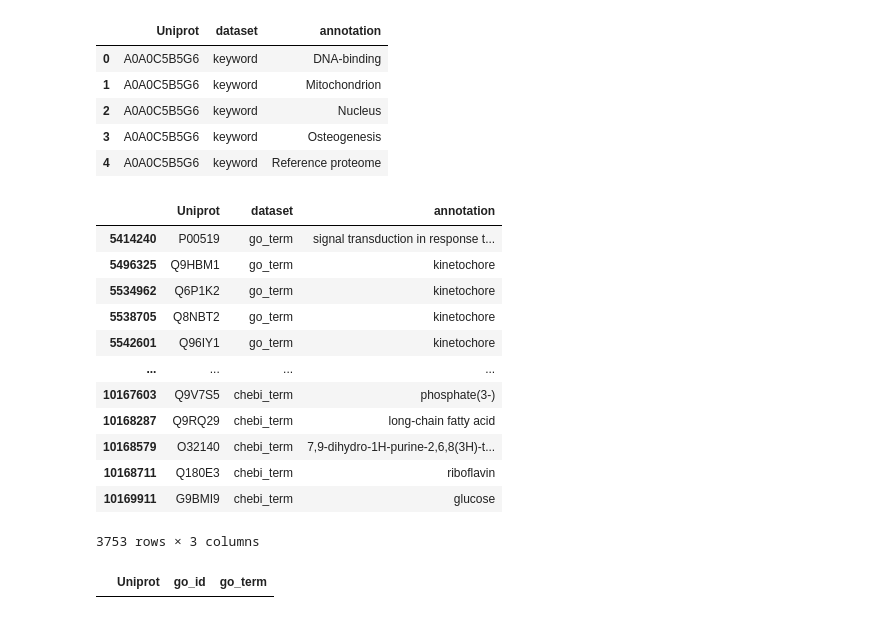
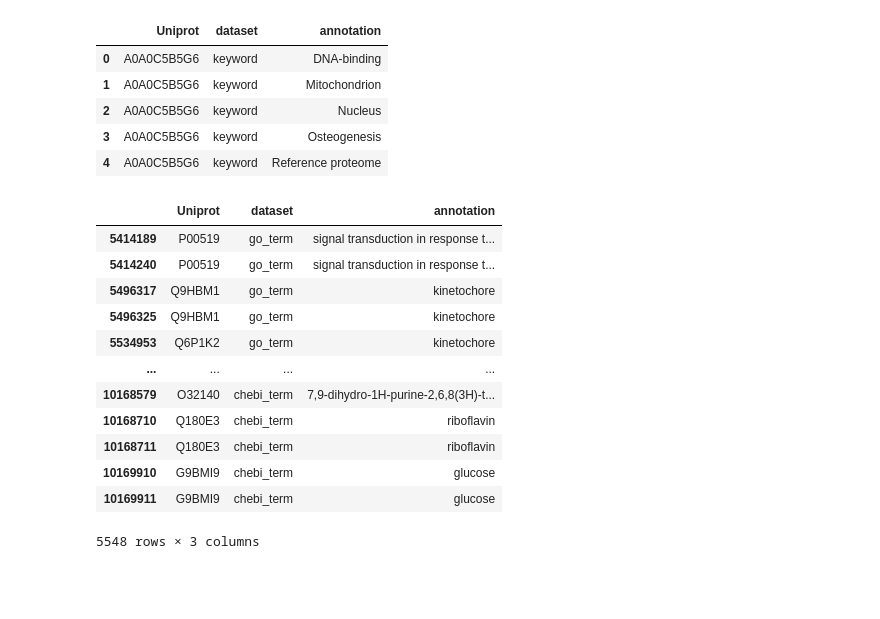
Before and after one commit to adenger/subpred4, a Jupyter notebook: notebooks/4_clustering.ipynb, the cells around one changed output. Cells and saved outputs as stored; diff of their text form; code cells hidden in the pictures; blank space fills up the shorter version.

Commit message:
fixed problem that caused some go terms not to be found

```diff
--- a/notebooks/4_clustering.ipynb
+++ b/notebooks/4_clustering.ipynb
@@ -114,6 +106,7 @@ df_go_uniprot_long.head()
 # %%
 # TODO TCDB classes
 df_tcdb_uniprot = get_tcdb_substrates(df_uniprot)
+df_tcdb_uniprot = df_tcdb_uniprot.assign(tcdb_class = df_tcdb_uniprot.tcdb_id.apply(lambda x: x[:3]))
 df_tcdb_uniprot.head()
 # %% [output]
 |  | Uniprot | tcdb_id | chebi_id | chebi_term |
@@ -190,25 +183,19 @@ df_annotations.head()
 | 2 | A0A0C5B5G6 | keyword | Nucleus |
 | 3 | A0A0C5B5G6 | keyword | Osteogenesis |
 | 4 | A0A0C5B5G6 | keyword | Reference proteome |
-# %%
-# TODO ??
-# implement function get_labels, that returns all labels for a go term
-df_annotations[df_annotations.duplicated()]
-# %% [output]
-|  | Uniprot | dataset | annotation |
-| 5414240 | P00519 | go_term | signal transduction in response t... |
-| 5496325 | Q9HBM1 | go_term | kinetochore |
-| 5534962 | Q6P1K2 | go_term | kinetochore |
-| 5538705 | Q8NBT2 | go_term | kinetochore |
-| 5542601 | Q96IY1 | go_term | kinetochore |
-| ... | ... | ... | ... |
-| 10167603 | Q9V7S5 | chebi_term | phosphate(3-) |
-| 10168287 | Q9RQ29 | chebi_term | long-chain fatty acid |
-| 10168579 | O32140 | chebi_term | 7,9-dihydro-1H-purine-2,6,8(3H)-t... |
-| 10168711 | Q180E3 | chebi_term | riboflavin |
-| 10169911 | G9BMI9 | chebi_term | glucose |
-3753 rows × 3 columns
-# %%
-df_go_uniprot[df_go_uniprot.go_term == ""]
-# %% [output]
-|  | Uniprot | go_id | go_term |
+# %%
+df_annotations[df_annotations.duplicated(keep=False)]
+# %% [output]
+|  | Uniprot | dataset | annotation |
+| 5414189 | P00519 | go_term | signal transduction in response t... |
+| 5414240 | P00519 | go_term | signal transduction in response t... |
+| 5496317 | Q9HBM1 | go_term | kinetochore |
+| 5496325 | Q9HBM1 | go_term | kinetochore |
+| 5534953 | Q6P1K2 | go_term | kinetochore |
+| ... | ... | ... | ... |
+| 10168579 | O32140 | chebi_term | 7,9-dihydro-1H-purine-2,6,8(3H)-t... |
+| 10168710 | Q180E3 | chebi_term | riboflavin |
+| 10168711 | Q180E3 | chebi_term | riboflavin |
+| 10169910 | G9BMI9 | chebi_term | glucose |
+| 10169911 | G9BMI9 | chebi_term | glucose |
+5548 rows × 3 columns
```
Also changed, not shown: parts of 4 cells of this notebook, 1 other file.
